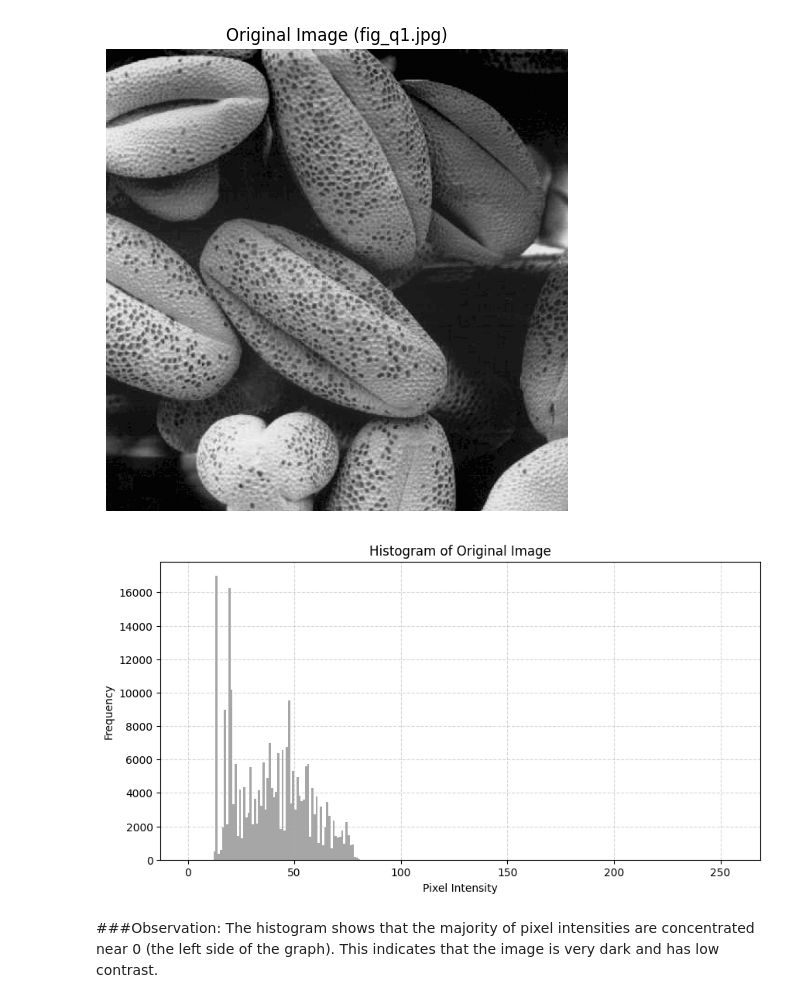
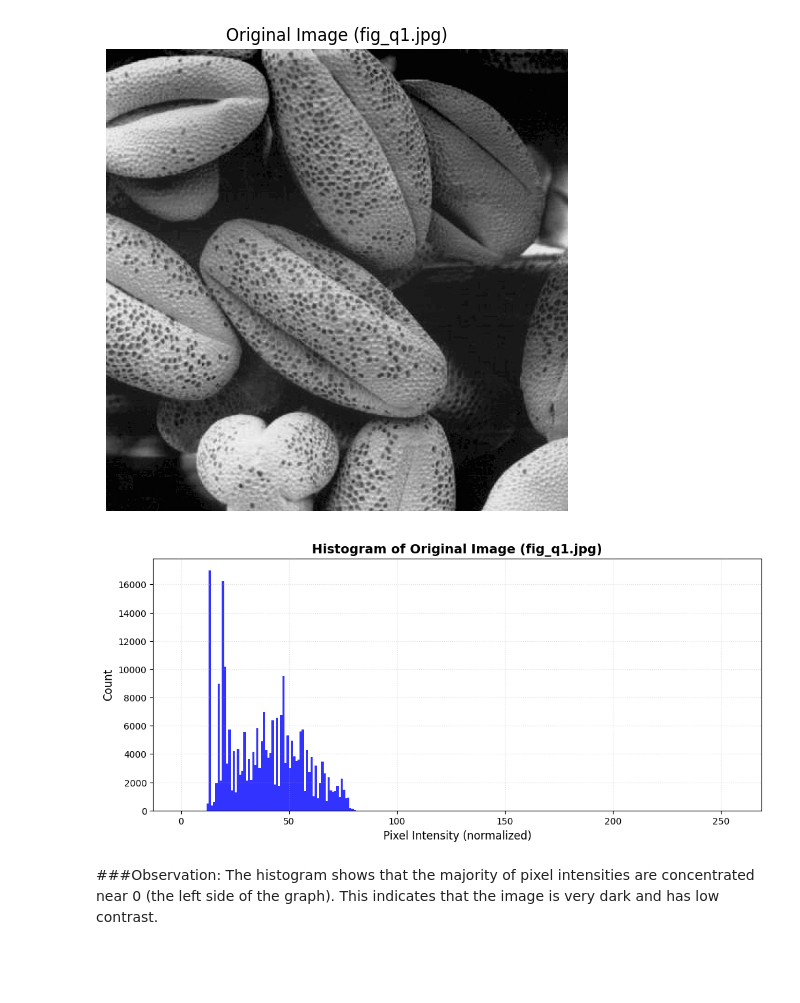
Before and after one commit to ChiriKamau/5.2, a Jupyter notebook: DIP_assignment1.ipynb, the cells around one changed output. Drawn from its saved outputs; the diff is of its cells as text; code cells hidden in the pictures; blank space fills up the shorter version.

```diff
--- a/DIP_assignment1.ipynb
+++ b/DIP_assignment1.ipynb
@@ -31,16 +30,19 @@ else:
 # %% [output]
 [figure]
 # %%
-# 1(a) Plot histogram
-plt.figure(figsize=(10, 5))
-plt.hist(img.ravel(), bins=256, range=[0, 256], color='gray', alpha=0.7)
-plt.title('Histogram of Original Image')
-plt.xlabel('Pixel Intensity')
-plt.ylabel('Frequency')
-plt.grid(True, linestyle='--', alpha=0.5)
+# Calculate histogram using skimage
+hist, bins_center = exposure.histogram(image)
+
+# Plotting
+plt.figure(figsize=(12, 5))
+plt.hist(img.ravel(), bins=256, range=[0, 256], color='blue', alpha=0.8)
+plt.title('Histogram of Original Image (fig_q1.jpg)', fontsize=14, fontweight='bold')
+plt.xlabel('Pixel Intensity (normalized)', fontsize=12)
+plt.ylabel('Count', fontsize=12)
+plt.grid(True, linestyle=':', alpha=0.4)
 plt.show()
 # %% [output]
-[figure, old version]
+[figure, new version]
 # %% [markdown]
 ###Observation:
 The histogram shows that the majority of pixel intensities are concentrated near 0 (the left side of the graph). This indicates that the image is very dark and has low contrast.
```
Also changed, not shown: parts of 8 cells of this notebook.
